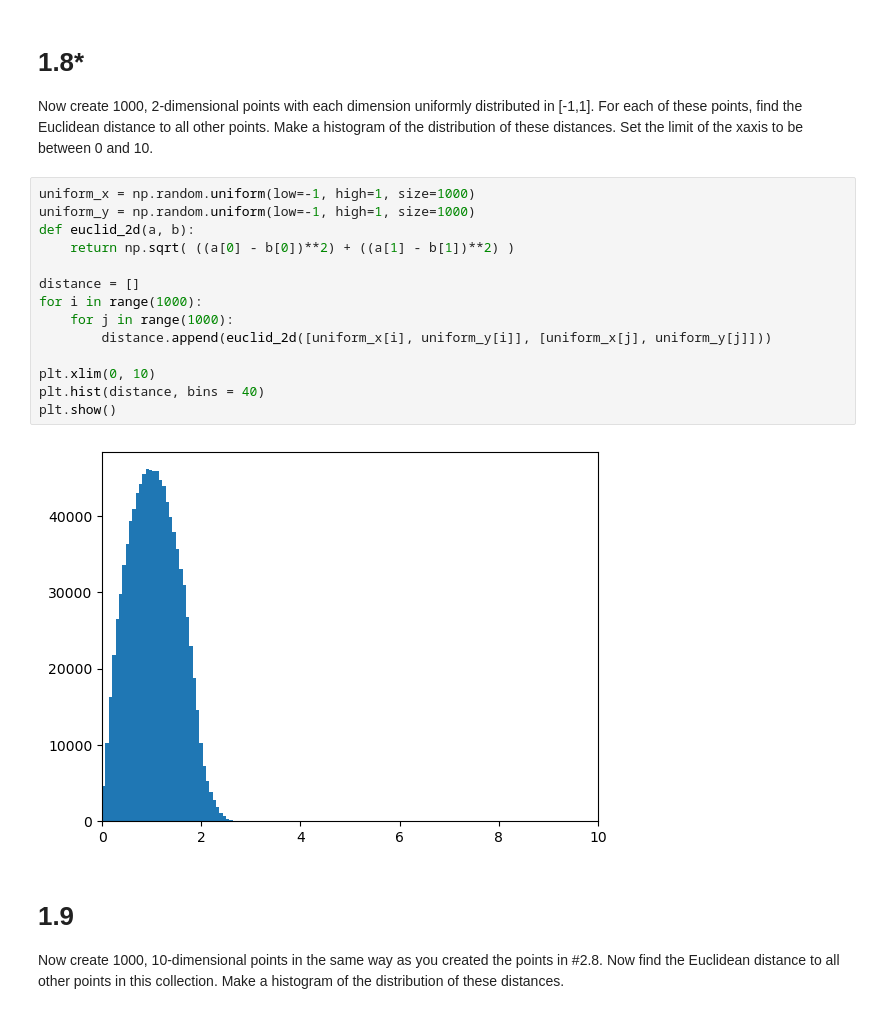
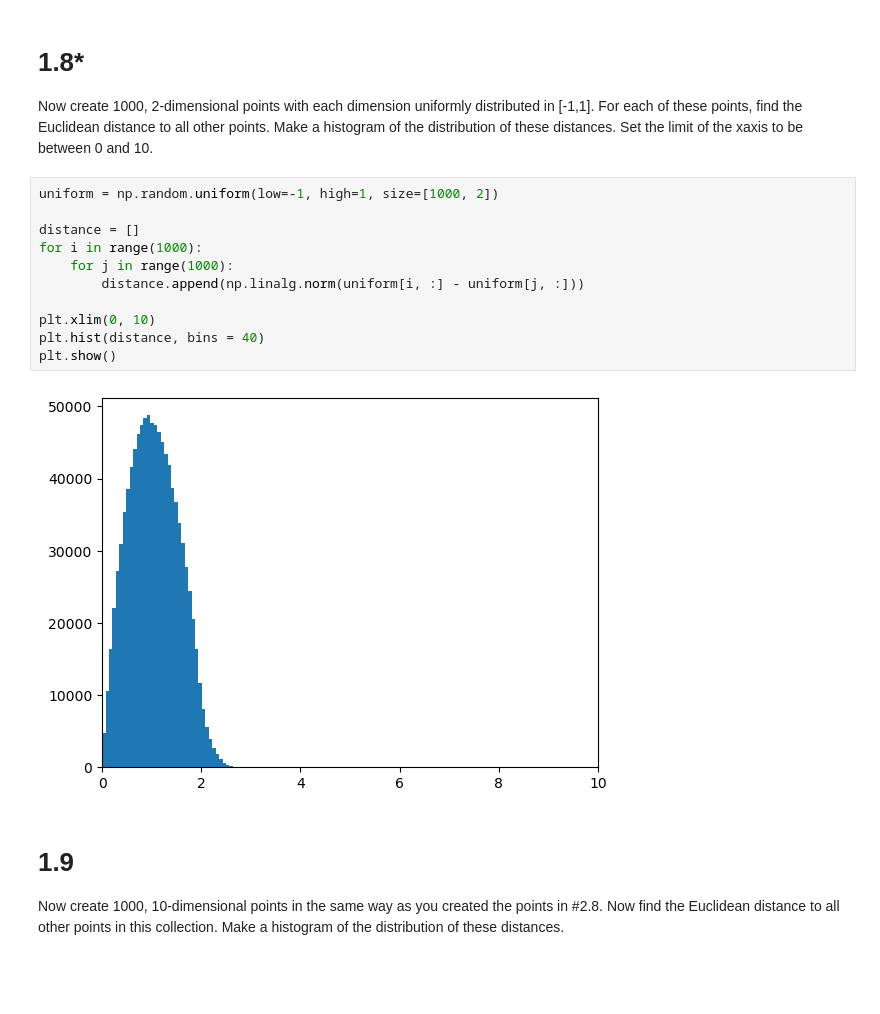
Before and after one commit to noa-bit/dm1590-labs, a Jupyter notebook: lab-2/DM1590_Lab2.ipynb, the cells around one changed output. Drawn from its saved outputs; the diff is of its cells as text; blank space fills up the shorter version.

```diff
--- a/lab-2/DM1590_Lab2.ipynb
+++ b/lab-2/DM1590_Lab2.ipynb
@@ -122,21 +122,18 @@ plt.show()
 
 Now create 1000, 2-dimensional points with each dimension uniformly distributed in [-1,1]. For each of these points, find the Euclidean distance to all other points. Make a histogram of the distribution of these distances. Set the limit of the xaxis to be between 0 and 10.
 # %%
-uniform_x = np.random.uniform(low=-1, high=1, size=1000)
-uniform_y = np.random.uniform(low=-1, high=1, size=1000)
-def euclid_2d(a, b):
-    return np.sqrt( ((a[0] - b[0])**2) + ((a[1] - b[1])**2) )
+uniform = np.random.uniform(low=-1, high=1, size=[1000, 2])
 
 distance = []
 for i in range(1000):
     for j in range(1000):
-        distance.append(euclid_2d([uniform_x[i], uniform_y[i]], [uniform_x[j], uniform_y[j]]))
+        distance.append(np.linalg.norm(uniform[i, :] - uniform[j, :]))
 
 plt.xlim(0, 10)
 plt.hist(distance, bins = 40)
 plt.show()
 # %% [output]
-[figure, old version]
+[figure, new version]
 # %% [markdown]
 # 1.9
 
```
Also changed, not shown: parts of 4 cells of this notebook.
